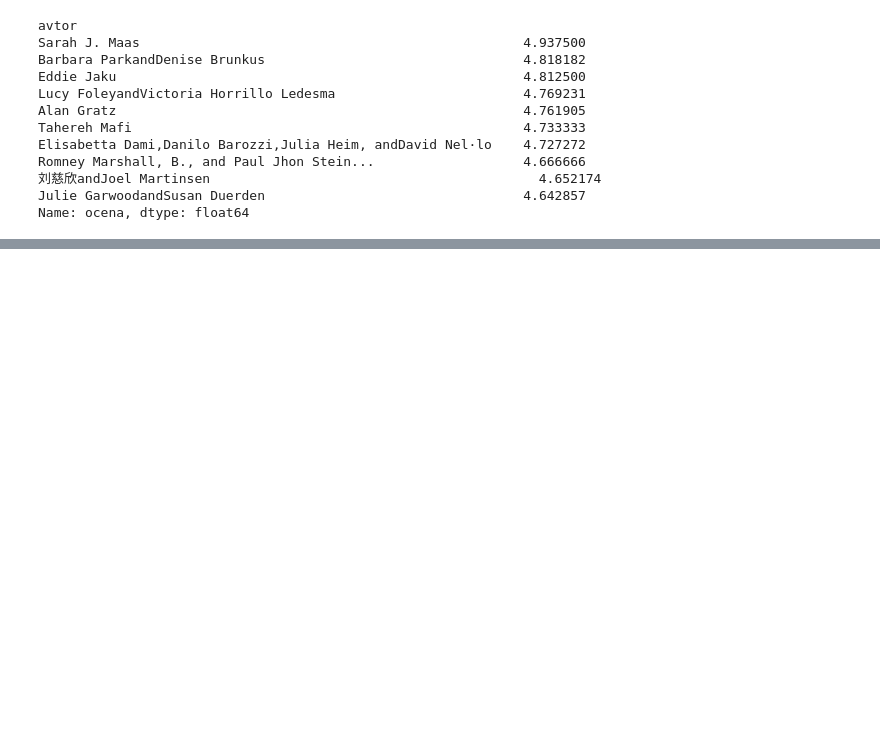
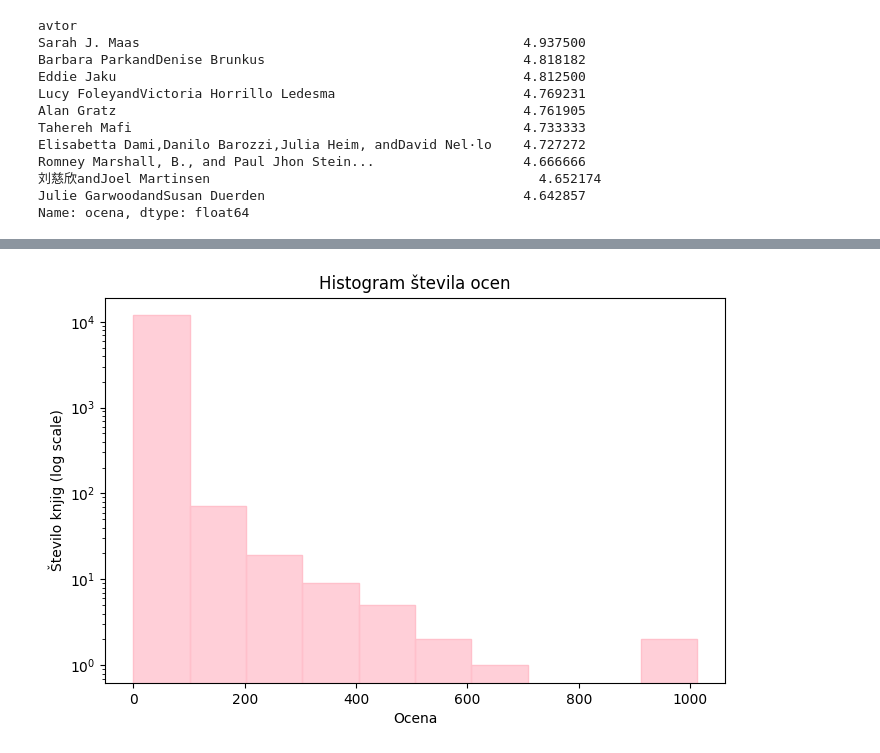
Before and after one commit to zalaplesec/Book-analysis, a Jupyter notebook: analiza.ipynb, the cells around one changed output, grey strips where cells are left out. Drawn from its saved outputs; the diff is of its cells as text; code cells hidden in the pictures; blank space fills up the shorter version.

```diff
--- a/analiza.ipynb
+++ b/analiza.ipynb
@@ -299,0 +300,11 @@ plt.show()
+# %%
+# Histogram števila ocen
+plt.figure(figsize=(8,5))
+sns.histplot(knjige["stevilo_ocen"].dropna(), bins=10, color="pink", edgecolor="pink")
+plt.title("Histogram števila ocen")
+plt.xlabel("Ocena")
+plt.ylabel("Število knjig (log scale)")
+plt.yscale("log")
+plt.show()
+# %% [output]
+[figure, added]
```
Also changed, not shown: parts of 15 cells of this notebook.
